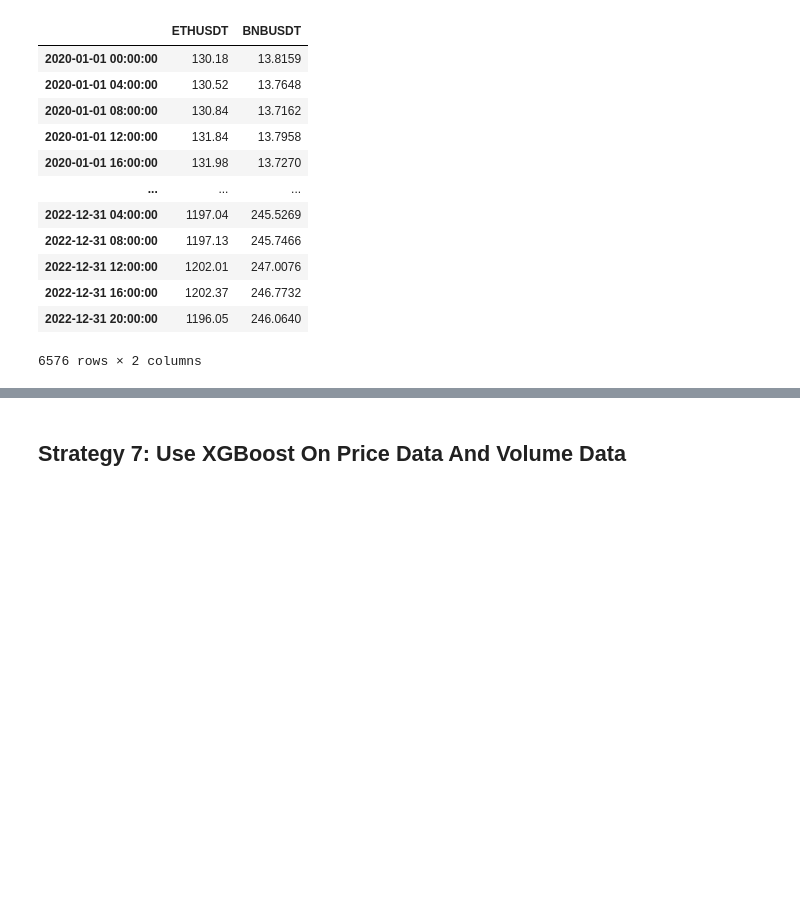
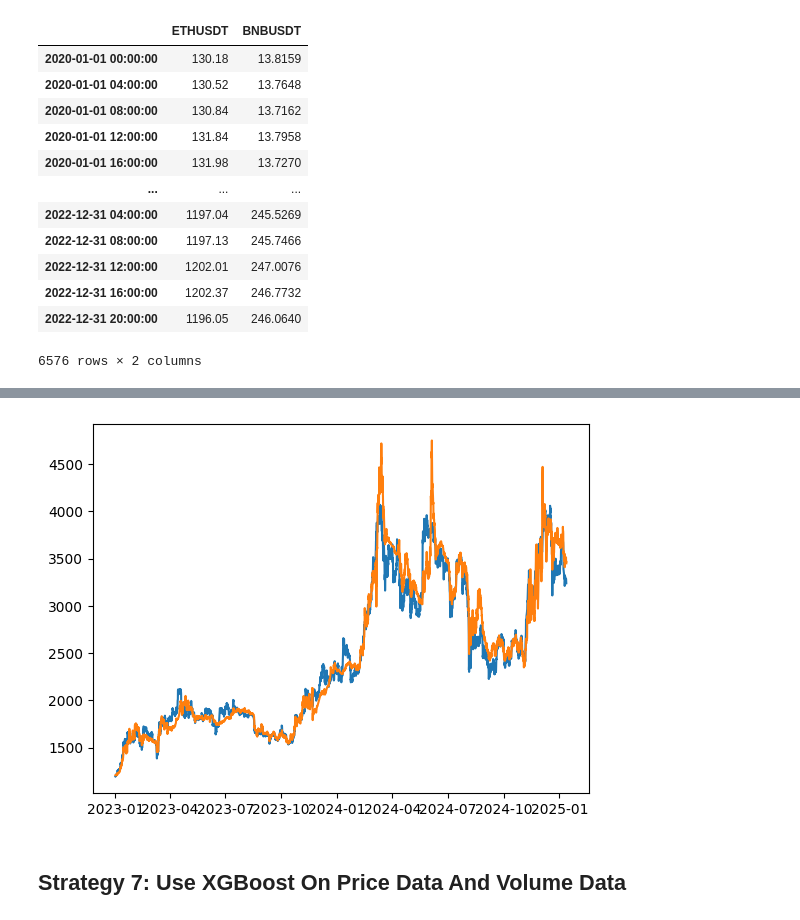
Before and after one commit to wbchristerson/jn-learning, a Jupyter notebook: cryptocurrency_stat_arb.ipynb, the cells around one changed output, grey strips where cells are left out. Saved outputs shown, nothing was run; the diff lists cells and outputs as text; code cells hidden in the pictures; blank space fills up the shorter version.

```diff
--- a/cryptocurrency_stat_arb.ipynb
+++ b/cryptocurrency_stat_arb.ipynb
@@ -1560,0 +1632,27 @@ Freq: 4h, Name: ETHUSDT, Length: 6576, dtype: float64
+# %%
+signal_df = px_df[["ETHUSDT", "BNBUSDT"]][:]
+# signal_df = px_df[["ETHUSDT", "BNBUSDT"]].rolling(window=30*6, min_periods=1).mean()
+# signal_df.columns = ["ETH, 30-day avg", "BNB, 30-day avg"]
+
+signal_df["rolling cov"] = signal_df["BNBUSDT"].rolling(window=30*6, min_periods=1).cov(signal_df["ETHUSDT"])
+signal_df["bnb rolling var"] = signal_df["BNBUSDT"].rolling(window=30*6, min_periods=1).var()
+signal_df["beta"] = signal_df["rolling cov"] / signal_df["bnb rolling var"]
+signal_df["alpha"] = signal_df["ETHUSDT"].rolling(window=30*6, min_periods=1).mean() - \
+    signal_df["beta"] * signal_df["BNBUSDT"].rolling(window=30*6, min_periods=1).mean()
+
+# signal_df["ETH 30-day avg, est"] = \
+#     signal_df["BNB, 30-day avg"] * eth_bnb_price_results_ols.params[("BNBUSDT", "30-day avg price")] + \
+#     eth_bnb_price_results_ols.params["const"]
+# signal_df["ETH residual"] = signal_df["ETH, 30-day avg"] - signal_df["ETH 30-day avg, est"]
+# signal_df["ETH residual, mu"] = signal_df["ETH residual"].rolling(window=30*6, min_periods=1).mean()
+# signal_df["ETH residual, sigma"] = signal_df["ETH residual"].rolling(window=30*6, min_periods=1).std()
+# signal_df["z-score"] = (signal_df["ETH residual"] - signal_df["ETH residual, mu"]) / \
+#     signal_df["ETH residual, sigma"]
+
+signal_df["residual"] = signal_df["ETHUSDT"] - (signal_df["BNBUSDT"] * signal_df["beta"] + signal_df["alpha"])
+
+residual_mean = signal_df["residual"].mean()
+residual_std = signal_df["residual"].std()
+signal_df["z-score"] = (signal_df["residual"] - residual_mean) / residual_std
+
+signal_df
@@ -1561,3 +1673,12 @@ Freq: 4h, Name: ETHUSDT, Length: 6576, dtype: float64
+# %%
+import matplotlib.pyplot as plt
+
+fig, ax = plt.subplots()
+ax.plot(signal_df["ETHUSDT"].loc[pd.to_datetime("2023-01-01 00:00:00"):])
+ax.plot((signal_df["BNBUSDT"] * signal_df["beta"] + signal_df["alpha"]).loc[pd.to_datetime("2023-01-01 00:00:00"):])
+plt.show()
+# %% [output]
+[figure, added]
 # %% [markdown]
 ## Strategy 7: Use XGBoost On Price Data And Volume Data
 # %% [markdown]
```
Also changed, not shown: parts of 81 cells of this notebook.
